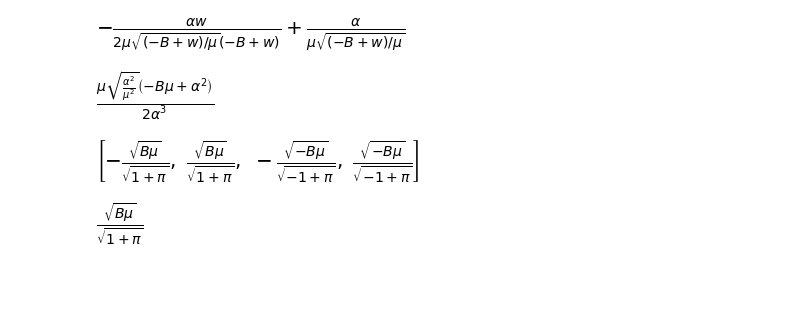
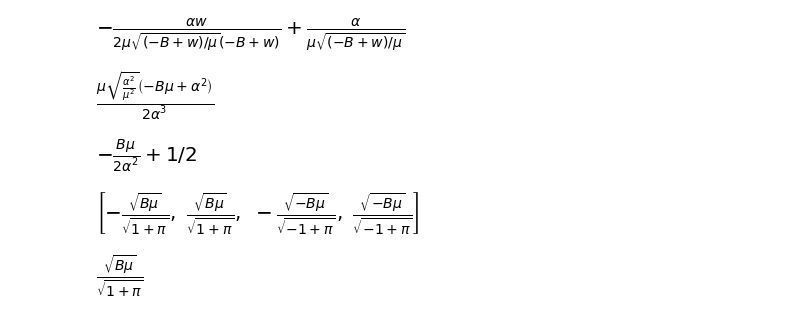
Before and after one commit to venkatarun95/cc_sim, a Jupyter notebook: analysis/instant_tcp_design.ipynb, the cells around one changed output. Drawn from its saved outputs; the diff is of its cells as text; code cells hidden in the pictures; blank space fills up the shorter version.

```diff
--- a/analysis/instant_tcp_design.ipynb
+++ b/analysis/instant_tcp_design.ipynb
@@ -67,6 +74,12 @@ dtau_dw__2 = simplify(dtau_dw.subs(w, w_0))
 dtau_dw__2
 # %% [output]
 [figure]
+# %%
+# Manual simplify assuming variables are positive and positive square roots (for show only, not calculations)
+# Note: if we want a real alpha, we must pick the negative square root
+(1 - B * mu / alpha ** 2) / 2
+# %% [output]
+[figure, added]
 # %%
 # Set to pi/2 and solve for alpha
 alpha_solns = solve(dtau_dw__2 - pi / 2, alpha)
```
Also changed, not shown: parts of 31 cells of this notebook.
